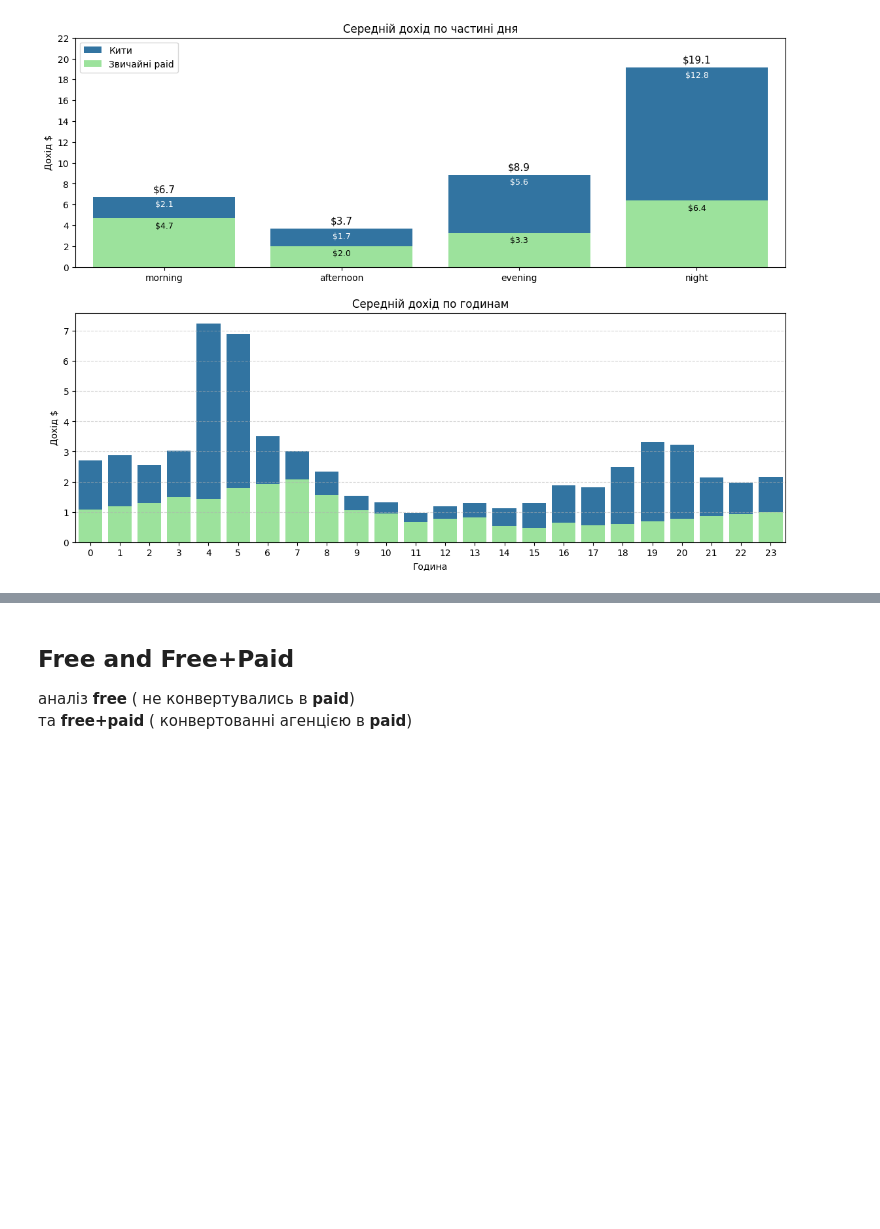
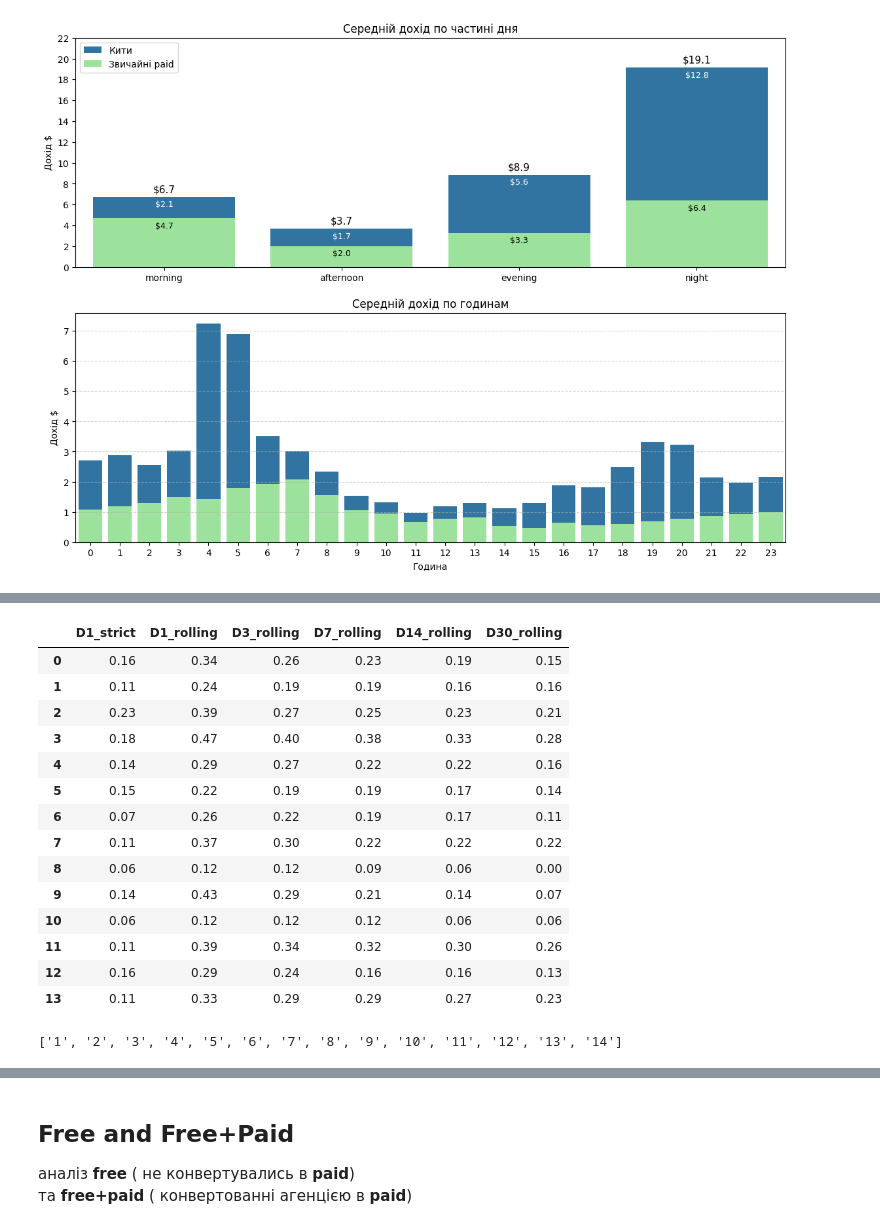
Before and after one commit to Chocopie-DA/db_analysis_sql_sweetylove, a Jupyter notebook: 03_notebooks/EDA.ipynb, the cells around one changed output, grey strips where cells are left out. Cells and saved outputs as stored; diff of their text form; code cells hidden in the pictures; blank space fills up the shorter version.

```diff
--- a/03_notebooks/EDA.ipynb
+++ b/03_notebooks/EDA.ipynb
@@ -2157,0 +2223,38 @@ reven_by_pod
+# %%
+"""
+RETENTION
+утримання users активними профілями.
+рахувалось у BigQuery
+Рахувались лише ті users, які в перший день витратили >=10 кредитів на профіль.
+Повна таблиця вище за посиланням
+"""
+
+retention_data = {
+    'profile': [1, 2, 3, 4, 5, 6, 7, 8, 9, 10, 11, 12, 13, 14],
+    'users': [122, 37, 52, 103, 139, 59, 179, 27, 34, 14, 17, 108, 38, 164],
+    'D1_strict': [0.156, 0.108, 0.231, 0.184, 0.137, 0.153, 0.073, 0.111, 0.059, 0.143, 0.059, 0.111, 0.158, 0.11],
+    'D1_rolling': [0.336, 0.243, 0.385, 0.466, 0.288, 0.22, 0.257, 0.37, 0.118, 0.429, 0.118, 0.389, 0.289, 0.329],
+    'D3_rolling': [0.262, 0.189, 0.269, 0.398, 0.266, 0.186, 0.223, 0.296, 0.118, 0.286, 0.118, 0.343, 0.237, 0.293],
+    'D7_rolling': [0.23, 0.189, 0.25, 0.379, 0.223, 0.186, 0.19, 0.222, 0.088, 0.214, 0.118, 0.315, 0.158, 0.287],
+    'D14_rolling': [0.189, 0.162, 0.231, 0.33, 0.223, 0.169, 0.168, 0.222, 0.059, 0.143, 0.059, 0.296, 0.158, 0.268],
+    'D30_rolling': [0.148, 0.162, 0.212, 0.282, 0.158, 0.136, 0.112, 0.222, 0.0, 0.071, 0.059, 0.259, 0.132, 0.232]}
+
+RR_by_prof = pd.DataFrame(retention_data)
+# %%
+RR_by_prof.iloc[:, 2:]
+# %% [output]
+|  | D1_strict | D1_rolling | D3_rolling | D7_rolling | D14_rolling | D30_rolling |
+| 0 | 0.16 | 0.34 | 0.26 | 0.23 | 0.19 | 0.15 |
+| 1 | 0.11 | 0.24 | 0.19 | 0.19 | 0.16 | 0.16 |
+| 2 | 0.23 | 0.39 | 0.27 | 0.25 | 0.23 | 0.21 |
+| 3 | 0.18 | 0.47 | 0.40 | 0.38 | 0.33 | 0.28 |
+| 4 | 0.14 | 0.29 | 0.27 | 0.22 | 0.22 | 0.16 |
+| 5 | 0.15 | 0.22 | 0.19 | 0.19 | 0.17 | 0.14 |
+| 6 | 0.07 | 0.26 | 0.22 | 0.19 | 0.17 | 0.11 |
+| 7 | 0.11 | 0.37 | 0.30 | 0.22 | 0.22 | 0.22 |
+| 8 | 0.06 | 0.12 | 0.12 | 0.09 | 0.06 | 0.00 |
+| 9 | 0.14 | 0.43 | 0.29 | 0.21 | 0.14 | 0.07 |
+| 10 | 0.06 | 0.12 | 0.12 | 0.12 | 0.06 | 0.06 |
+| 11 | 0.11 | 0.39 | 0.34 | 0.32 | 0.30 | 0.26 |
+| 12 | 0.16 | 0.29 | 0.24 | 0.16 | 0.16 | 0.13 |
+| 13 | 0.11 | 0.33 | 0.29 | 0.29 | 0.27 | 0.23 |
@@ -2157,0 +2299,4 @@ reven_by_pod
+# %%
+active_prof
+# %% [output]
+['1', '2', '3', '4', '5', '6', '7', '8', '9', '10', '11', '12', '13', '14']
```
Also changed, not shown: parts of 24 cells of this notebook, 1 other file.
